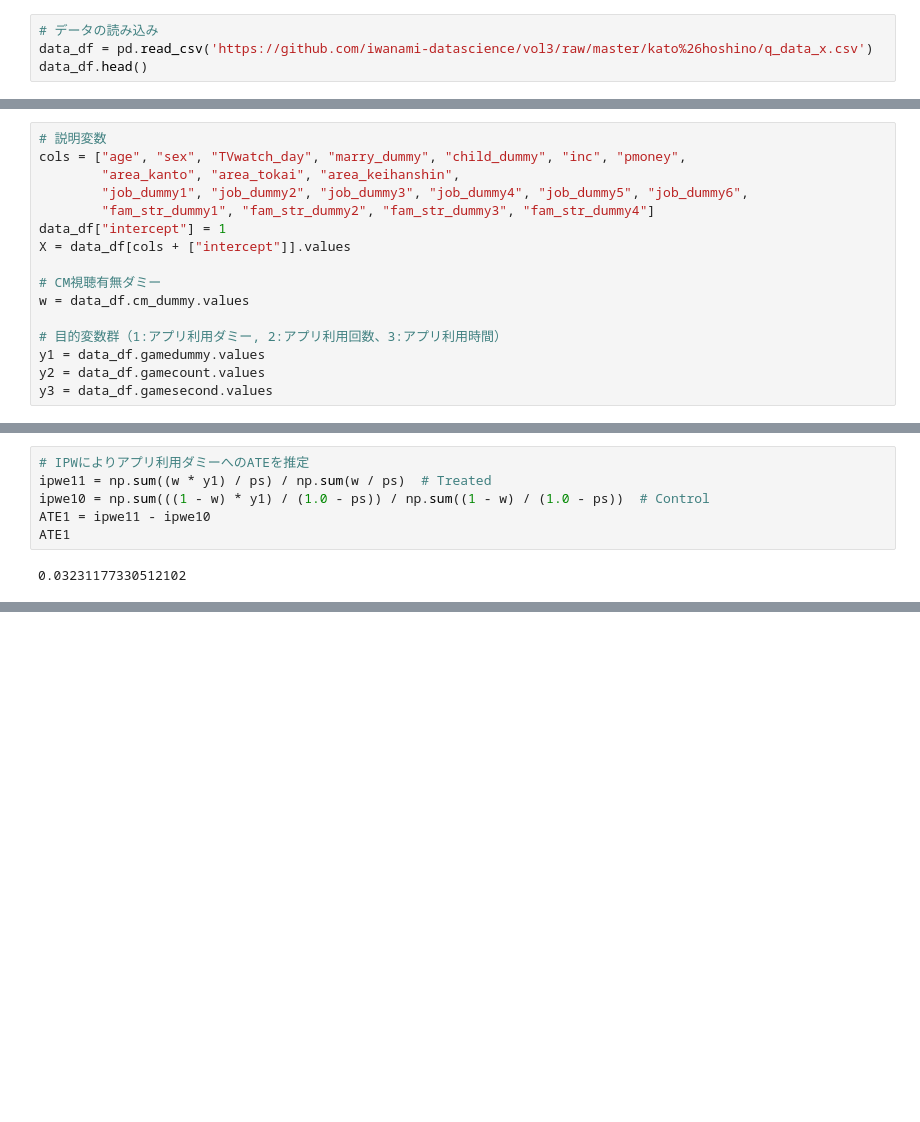
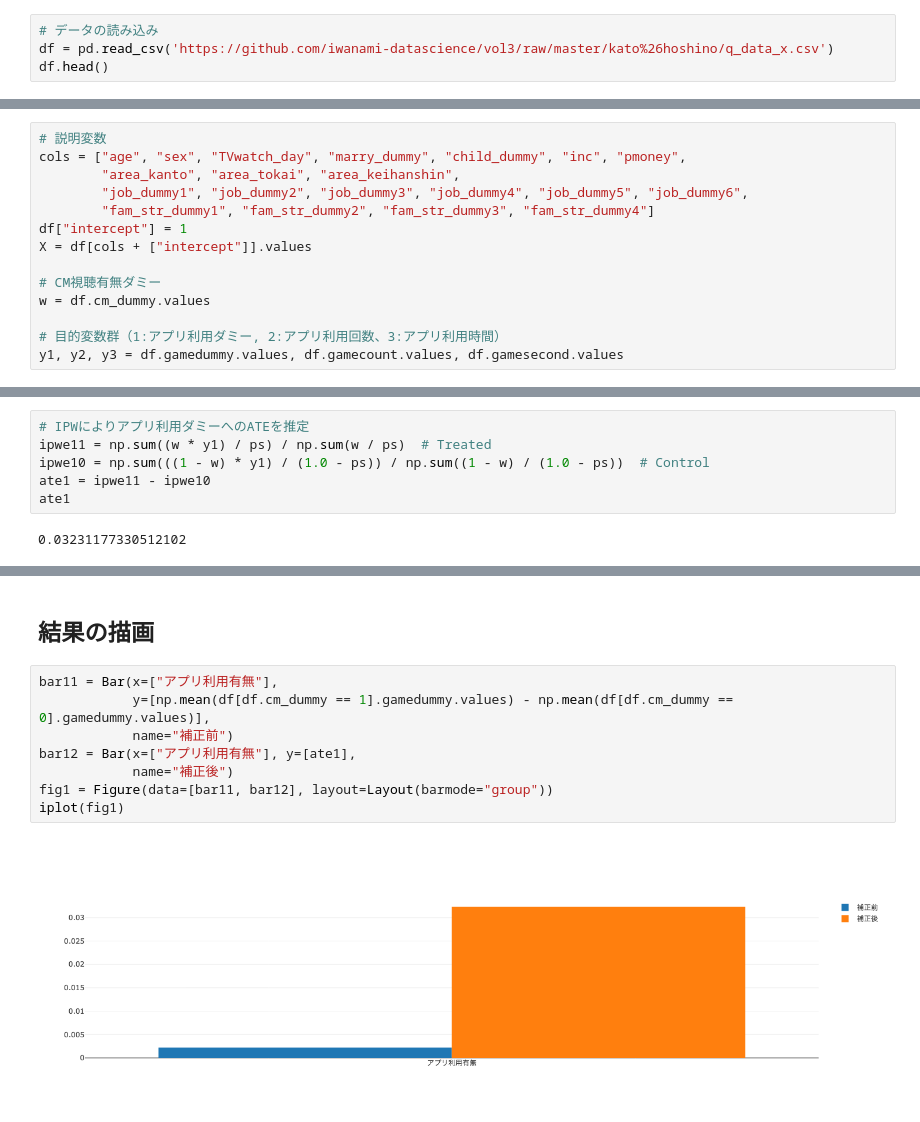
Before and after one commit to smn-ailab/ysaito-qiita, a Jupyter notebook: causal_inference/causal_inference_observational_study.ipynb, the cells around one changed output, grey strips where cells are left out. Cells and saved outputs as stored; diff of their text form; blank space fills up the shorter version.

```diff
--- a/causal_inference/causal_inference_observational_study.ipynb
+++ b/causal_inference/causal_inference_observational_study.ipynb
@@ -12,8 +14,8 @@ import statsmodels.api as sm
 ### CM Data
 # %%
 # データの読み込み
-data_df = pd.read_csv('https://github.com/iwanami-datascience/vol3/raw/master/kato%26hoshino/q_data_x.csv')
-data_df.head()
+df = pd.read_csv('https://github.com/iwanami-datascience/vol3/raw/master/kato%26hoshino/q_data_x.csv')
+df.head()
 # %% [output]
 |  | cm_dummy | gamedummy | area_kanto | area_keihan | area_tokai | area_keihanshin | age | sex | ... |
 | 0 | 0 | 0 | 0 | 0 | 0 | 1 | 44.5 | 1 | ... |
@@ -43,16 +45,14 @@ cols = ["age", "sex", "TVwatch_day", "marry_dummy", "child_dummy", "inc", "pmone
         "area_kanto", "area_tokai", "area_keihanshin",
         "job_dummy1", "job_dummy2", "job_dummy3", "job_dummy4", "job_dummy5", "job_dummy6",
         "fam_str_dummy1", "fam_str_dummy2", "fam_str_dummy3", "fam_str_dummy4"]
-data_df["intercept"] = 1
-X = data_df[cols + ["intercept"]].values
+df["intercept"] = 1
+X = df[cols + ["intercept"]].values
 
 # CM視聴有無ダミー
-w = data_df.cm_dummy.values
+w = df.cm_dummy.values
 
 # 目的変数群（1:アプリ利用ダミー, 2:アプリ利用回数、3:アプリ利用時間）
-y1 = data_df.gamedummy.values
-y2 = data_df.gamecount.values
-y3 = data_df.gamesecond.values
+y1, y2, y3 = df.gamedummy.values, df.gamecount.values, df.gamesecond.values
 # %%
 # LogisticRegressionにより傾向スコアを推定
 glm = sm.Logit(w, X)
@@ -71,8 +71,8 @@ roc_auc_score(w, ps)
 # IPWによりアプリ利用ダミーへのATEを推定
 ipwe11 = np.sum((w * y1) / ps) / np.sum(w / ps)  # Treated
 ipwe10 = np.sum(((1 - w) * y1) / (1.0 - ps)) / np.sum((1 - w) / (1.0 - ps))  # Control
-ATE1 = ipwe11 - ipwe10
-ATE1
+ate1 = ipwe11 - ipwe10
+ate1
 # %% [output]
 0.03231177330512102
 # %%
@@ -92,2 +92,14 @@ ATE3
 # %% [output]
 1513.69969078252
+# %% [markdown]
+## 結果の描画
+# %%
+bar11 = Bar(x=["アプリ利用有無"],
+            y=[np.mean(df[df.cm_dummy == 1].gamedummy.values) - np.mean(df[df.cm_dummy == 0].gamedummy.values)],
+            name="補正前")
+bar12 = Bar(x=["アプリ利用有無"], y=[ate1],
+            name="補正後")
+fig1 = Figure(data=[bar11, bar12], layout=Layout(barmode="group"))
+iplot(fig1)
+# %% [output]
+[figure, added]
```
Also changed, not shown: parts of 8 cells of this notebook, 1 other file.
